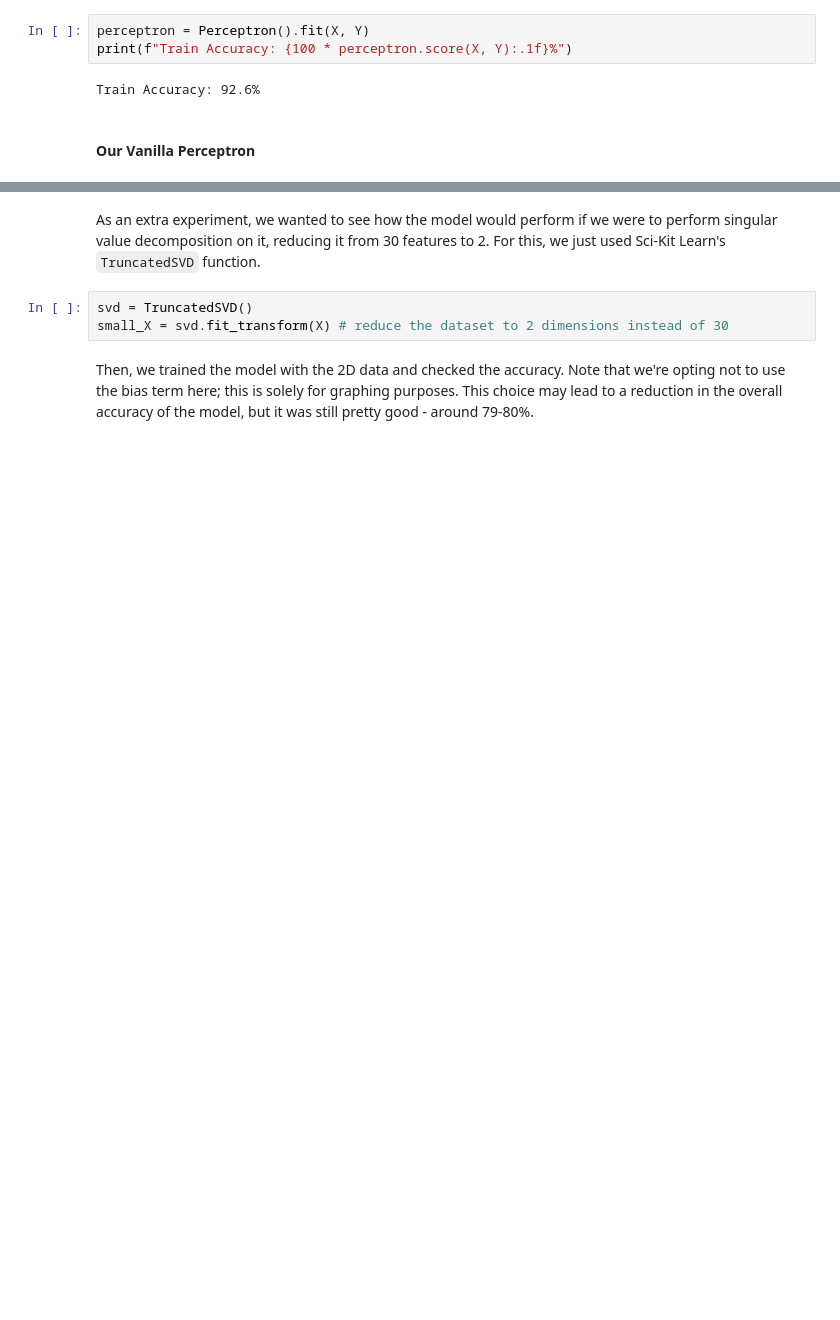
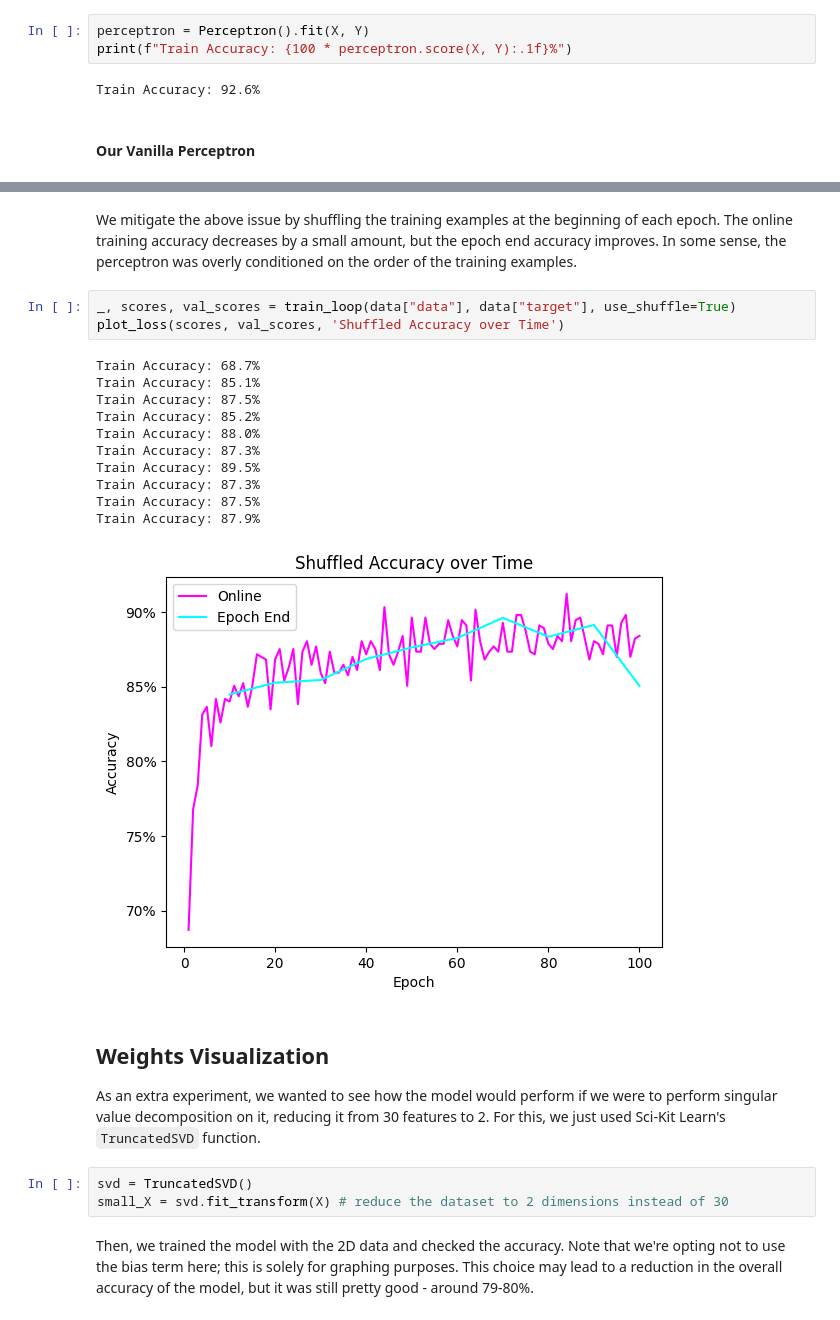
Before and after one commit to sbracellari/csi-6160, a Jupyter notebook: hw1.ipynb, the cells around one changed output, grey strips where cells are left out. Drawn from its saved outputs; the diff is of its cells as text; blank space fills up the shorter version.

```diff
--- a/hw1.ipynb
+++ b/hw1.ipynb
@@ -84,4 +140,23 @@ Text(0.5, 0, 'Epoch')
+# %% [markdown]
+We mitigate the above issue by shuffling the training examples at the beginning of each epoch. The online training accuracy decreases by a small amount, but the epoch end accuracy improves. In some sense, the perceptron was overly conditioned on the order of the training examples.
+# %%
+_, scores, val_scores = train_loop(data["data"], data["target"], use_shuffle=True)
+plot_loss(scores, val_scores, 'Shuffled Accuracy over Time')
+# %% [output]
+Train Accuracy: 68.7%
+Train Accuracy: 85.1%
+Train Accuracy: 87.5%
+Train Accuracy: 85.2%
+Train Accuracy: 88.0%
+Train Accuracy: 87.3%
+Train Accuracy: 89.5%
+Train Accuracy: 87.3%
+Train Accuracy: 87.5%
+Train Accuracy: 87.9%
+[figure, added]
 # %% [markdown]
+## Weights Visualization
+
 As an extra experiment, we wanted to see how the model would perform if we were to perform singular value decomposition on it, reducing it from 30 features to 2. For this, we just used Sci-Kit Learn's `TruncatedSVD` function.
 # %%
 svd = TruncatedSVD()
```
Also changed, not shown: parts of 12 cells of this notebook.
